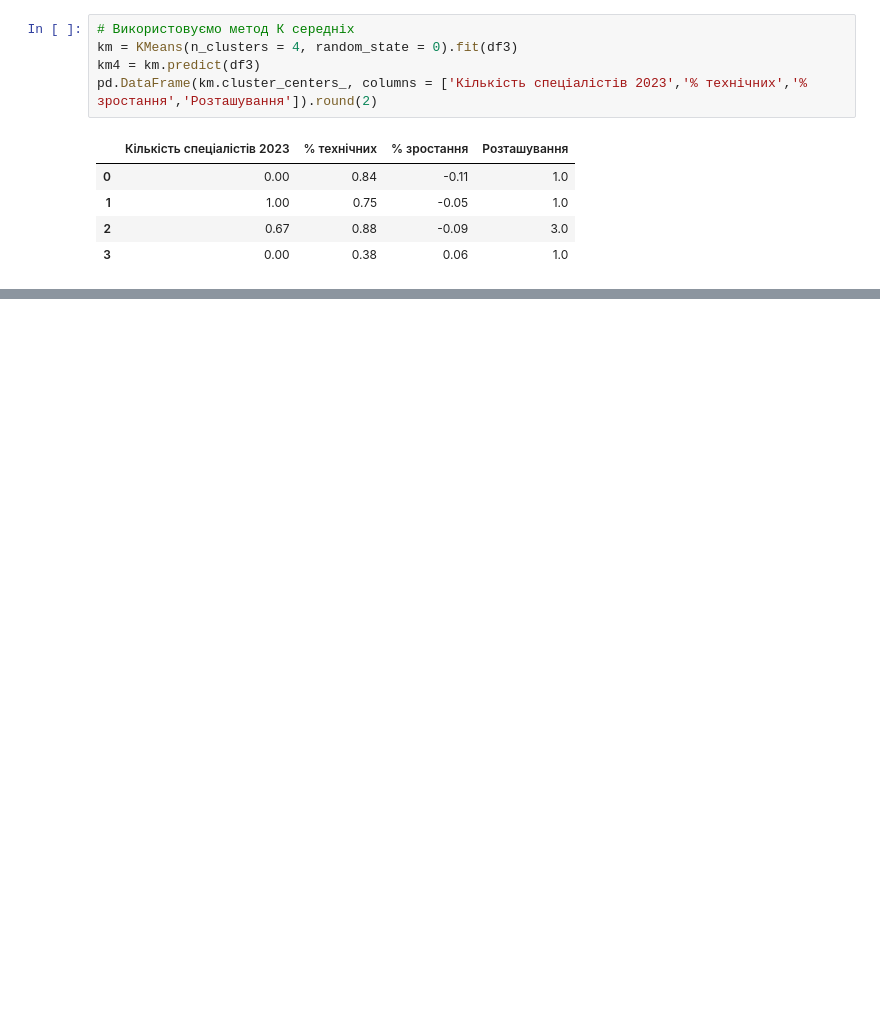
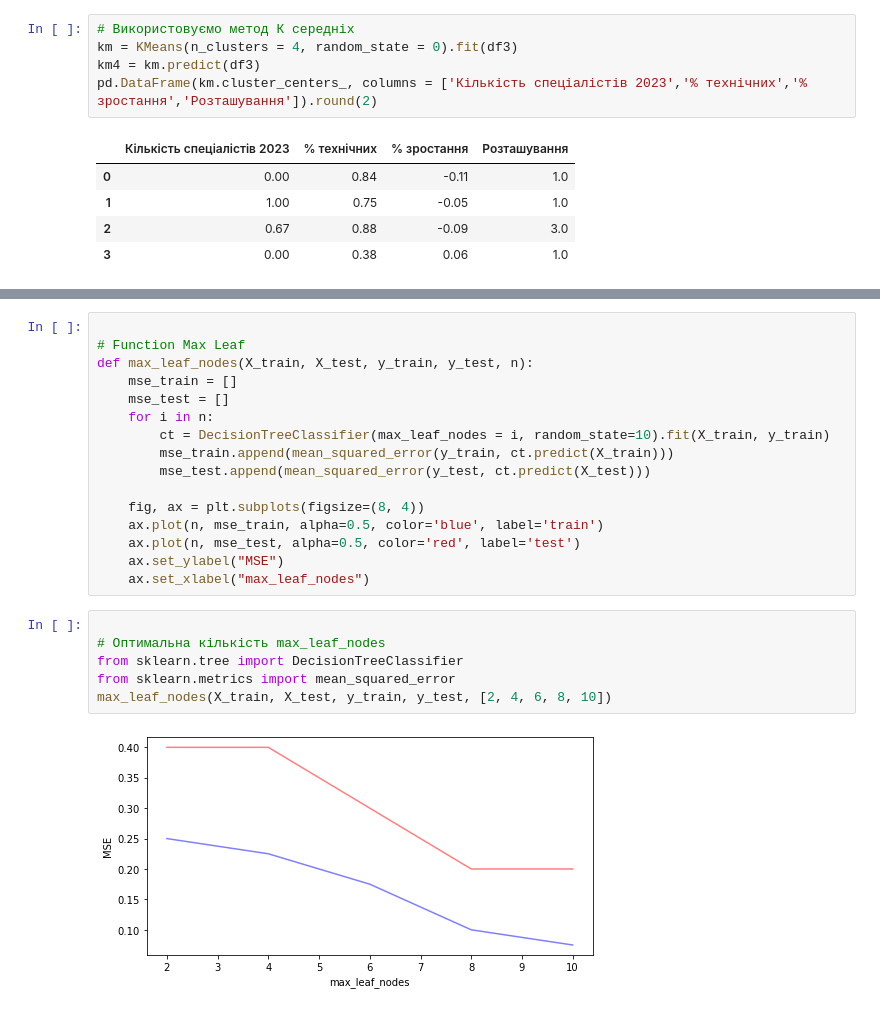
Before and after one commit to VladTarasov1/Dyploma, a Jupyter notebook: диплом.ipynb, the cells around one changed output, grey strips where cells are left out. Cells and saved outputs as stored; diff of their text form; blank space fills up the shorter version.

```diff
--- a/диплом.ipynb
+++ b/диплом.ipynb
@@ -341,0 +381,24 @@ def plot_2d(X, label_list_cluster):
+# %%
+
+# Function Max Leaf
+def max_leaf_nodes(X_train, X_test, y_train, y_test, n):
+    mse_train = []
+    mse_test = []
+    for i in n:
+        ct = DecisionTreeClassifier(max_leaf_nodes = i, random_state=10).fit(X_train, y_train)
+        mse_train.append(mean_squared_error(y_train, ct.predict(X_train)))
+        mse_test.append(mean_squared_error(y_test, ct.predict(X_test)))
+
+    fig, ax = plt.subplots(figsize=(8, 4))
+    ax.plot(n, mse_train, alpha=0.5, color='blue', label='train')
+    ax.plot(n, mse_test, alpha=0.5, color='red', label='test')
+    ax.set_ylabel("MSE")
+    ax.set_xlabel("max_leaf_nodes")
+# %%
+
+# Оптимальна кількість max_leaf_nodes
+from sklearn.tree import DecisionTreeClassifier
+from sklearn.metrics import mean_squared_error
+max_leaf_nodes(X_train, X_test, y_train, y_test, [2, 4, 6, 8, 10])
+# %% [output]
+[figure, added]
```
Also changed, not shown: parts of 11 cells of this notebook.
